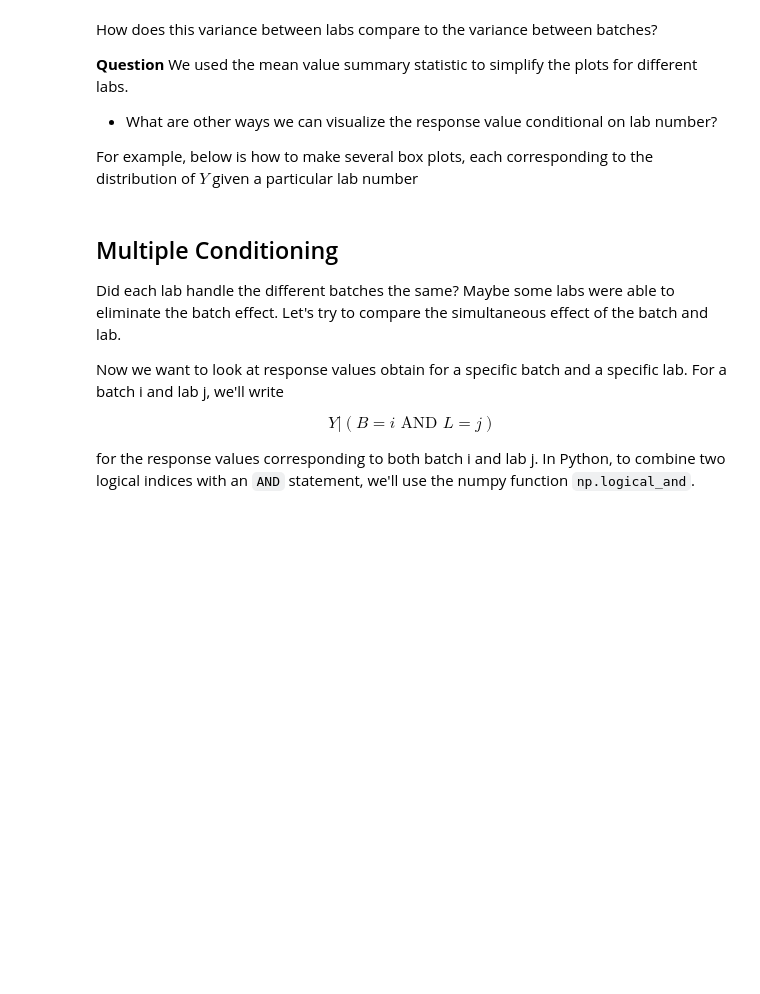
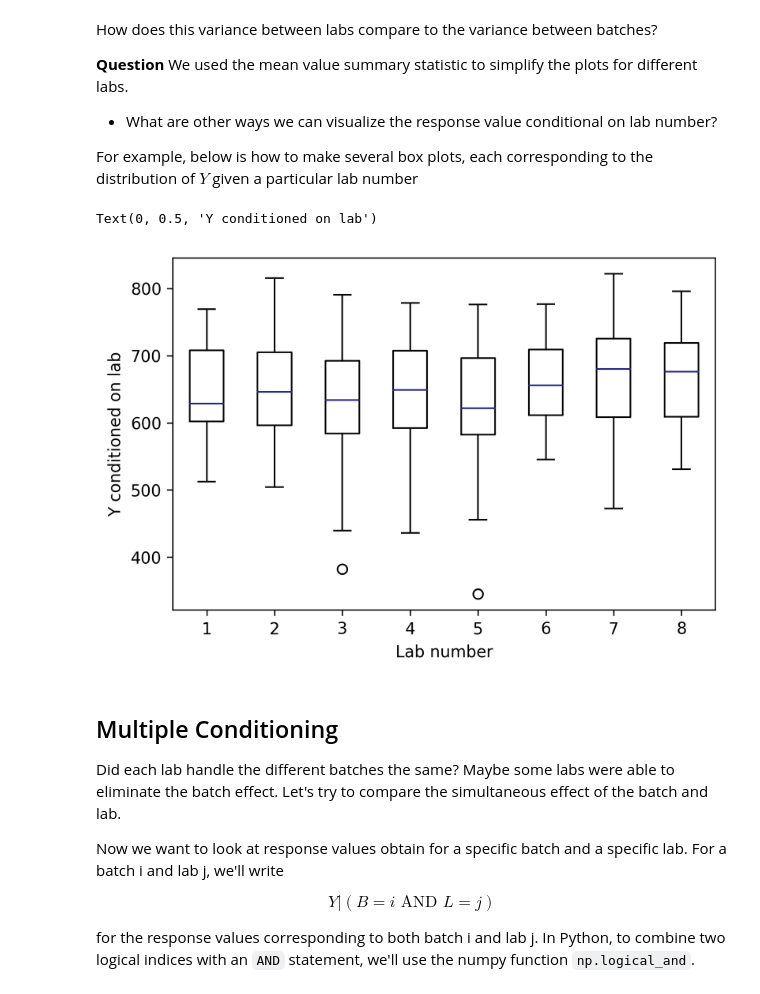
Before and after one commit to krisreyes/mdi504-F19-notebooks, a Jupyter notebook: Lecture 04 - Exploratory Data Analysis.ipynb, the cells around one changed output. Saved outputs shown, nothing was run; the diff lists cells and outputs as text; code cells hidden in the pictures; blank space fills up the shorter version.

```diff
--- a/Lecture 04 - Exploratory Data Analysis.ipynb
+++ b/Lecture 04 - Exploratory Data Analysis.ipynb
@@ -434,24 +471,29 @@ For example, below is how to make several box plots, each corresponding to the d
 # %%
 # boxplot can take a Python list of data arrays. If given a list instead of
 # a single data array, boxplot will make several box plots, one for each
 # array in the list
 
 # declare the list that will hold data arrays
 Y_vals_list = []
 
 # loop over lab numbers
 for i in range(1, 9):
     # Form boolean index to condition on L = i
+    I_given_Li = (L == i)
 
     # condition Y | L = i
+    Y_given_Li = Y[I_given_Li]
 
     # add conditional values to list using the built-in `append`  function for Python lists
     Y_vals_list.append(Y_given_Li)
 
 # plot box plot
 plt.boxplot(Y_vals_list)
 plt.xlabel("Lab number")
 plt.ylabel("Y conditioned on lab")
+# %% [output]
+Text(0, 0.5, 'Y conditioned on lab')
+[figure, added]
 # %% [markdown]
 ## Multiple Conditioning
 
```
Also changed, not shown: parts of 8 cells of this notebook.
